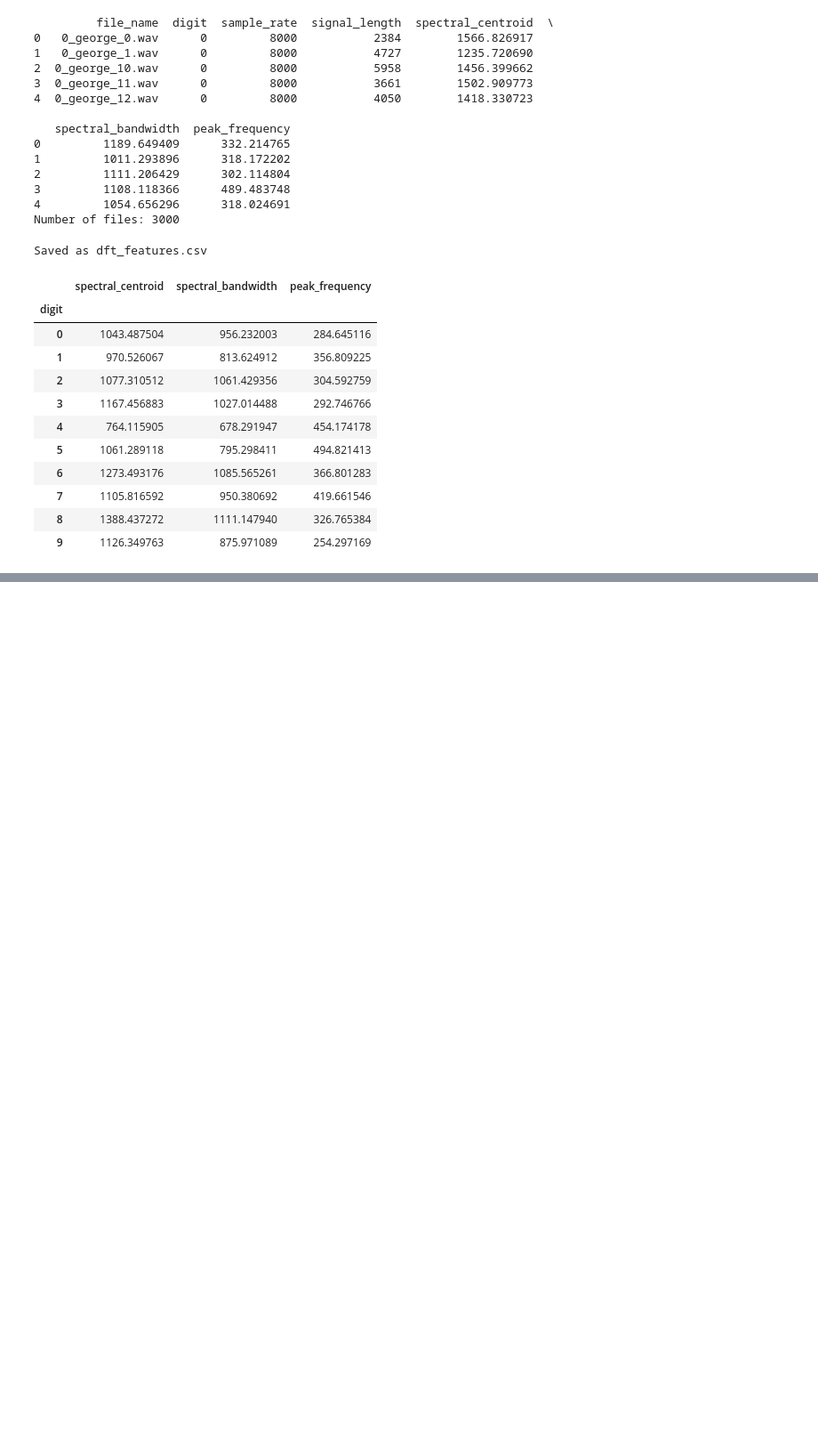
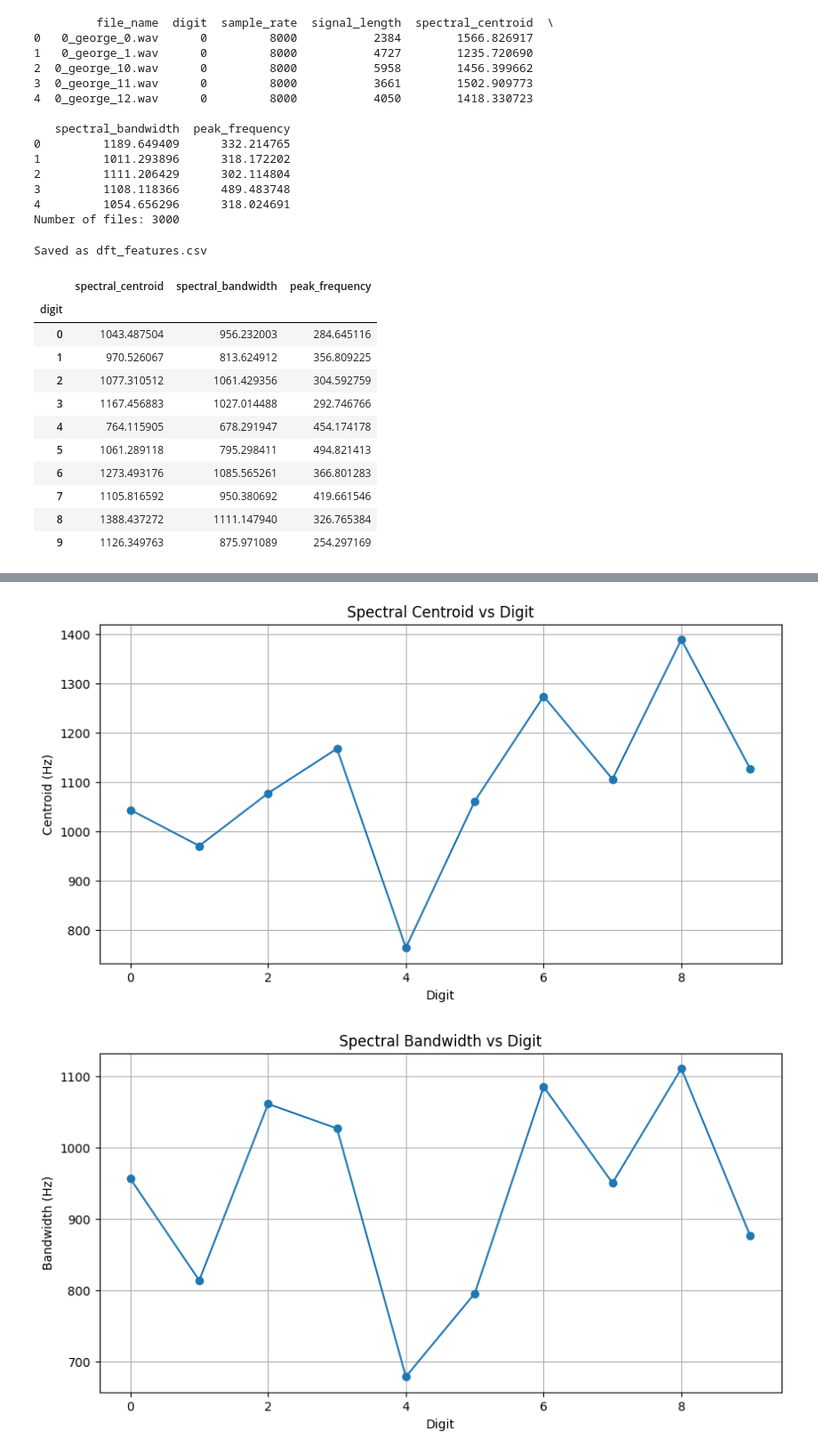
Before and after one commit to ibrahim2230/audio-digit-classification, a Jupyter notebook: EE413_DFT_Part.ipynb, the cells around one changed output, grey strips where cells are left out. Shown at 89% size. Drawn from its saved outputs; the diff is of its cells as text; code cells hidden in the pictures; blank space fills up the shorter version.

```diff
--- a/EE413_DFT_Part.ipynb
+++ b/EE413_DFT_Part.ipynb
@@ -302,0 +551,18 @@ df_features.groupby("digit")[["spectral_centroid", "spectral_bandwidth", "peak_f
+# %%
+import pandas as pd
+
+pd.set_option("display.max_columns", None)
+pd.set_option("display.width", 1000)
+
+digit_summary = df_features.groupby("digit")[[
+    "spectral_centroid",
+    "spectral_bandwidth",
+    "peak_frequency",
+    "spectral_energy",
+    "low_band_energy",
+    "mid_band_energy",
+    "high_band_energy",
+    "spectral_rolloff"
+]].mean()
+
+digit_summary
@@ -302,0 +582,29 @@ df_features.groupby("digit")[["spectral_centroid", "spectral_bandwidth", "peak_f
+# %%
+import matplotlib.pyplot as plt
+
+plt.figure(figsize=(10,5))
+plt.plot(digit_summary.index, digit_summary["spectral_centroid"], marker='o')
+plt.title("Spectral Centroid vs Digit")
+plt.xlabel("Digit")
+plt.ylabel("Centroid (Hz)")
+plt.grid()
+plt.show()
+
+plt.figure(figsize=(10,5))
+plt.plot(digit_summary.index, digit_summary["spectral_bandwidth"], marker='o')
+plt.title("Spectral Bandwidth vs Digit")
+plt.xlabel("Digit")
+plt.ylabel("Bandwidth (Hz)")
+plt.grid()
+plt.show()
+
+plt.figure(figsize=(10,5))
+plt.plot(digit_summary.index, digit_summary["peak_frequency"], marker='o')
+plt.title("Peak Frequency vs Digit")
+plt.xlabel("Digit")
+plt.ylabel("Frequency (Hz)")
+plt.grid()
+plt.show()
+# %% [output]
+[figure, added]
+[figure, added]
```
Also changed, not shown: parts of 10 cells of this notebook.
